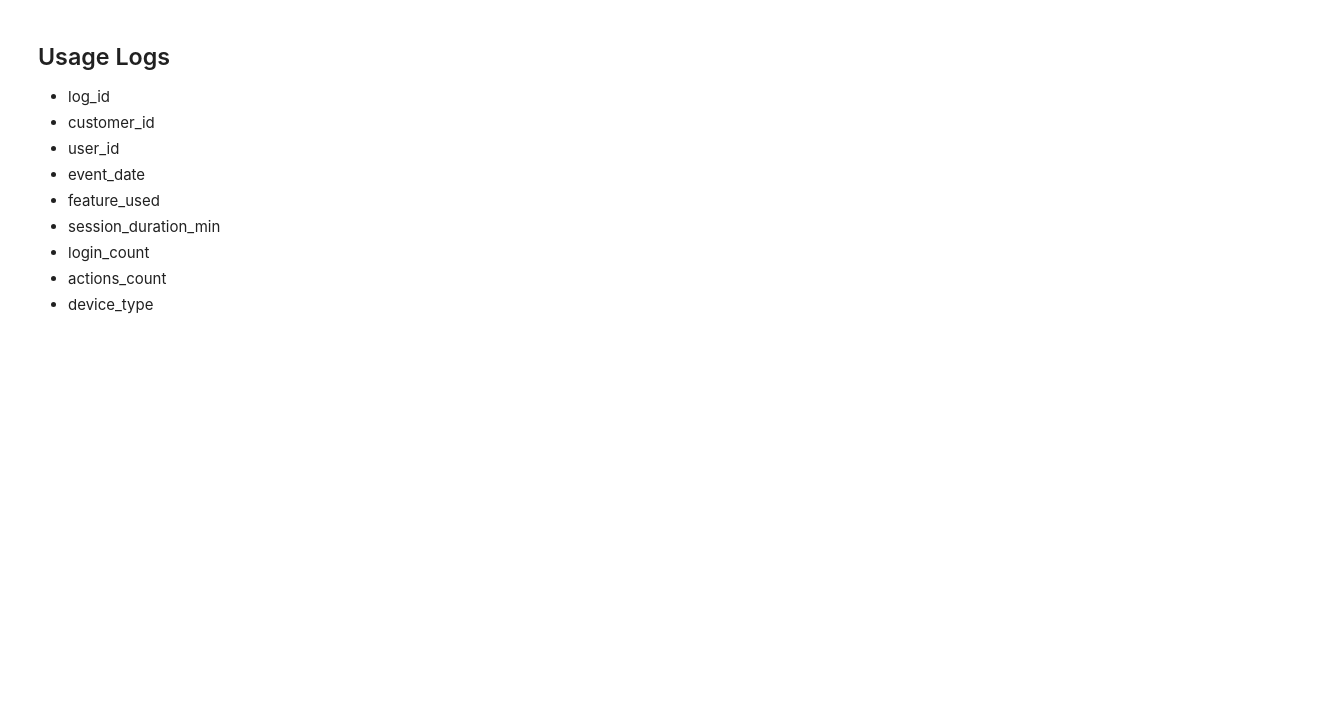
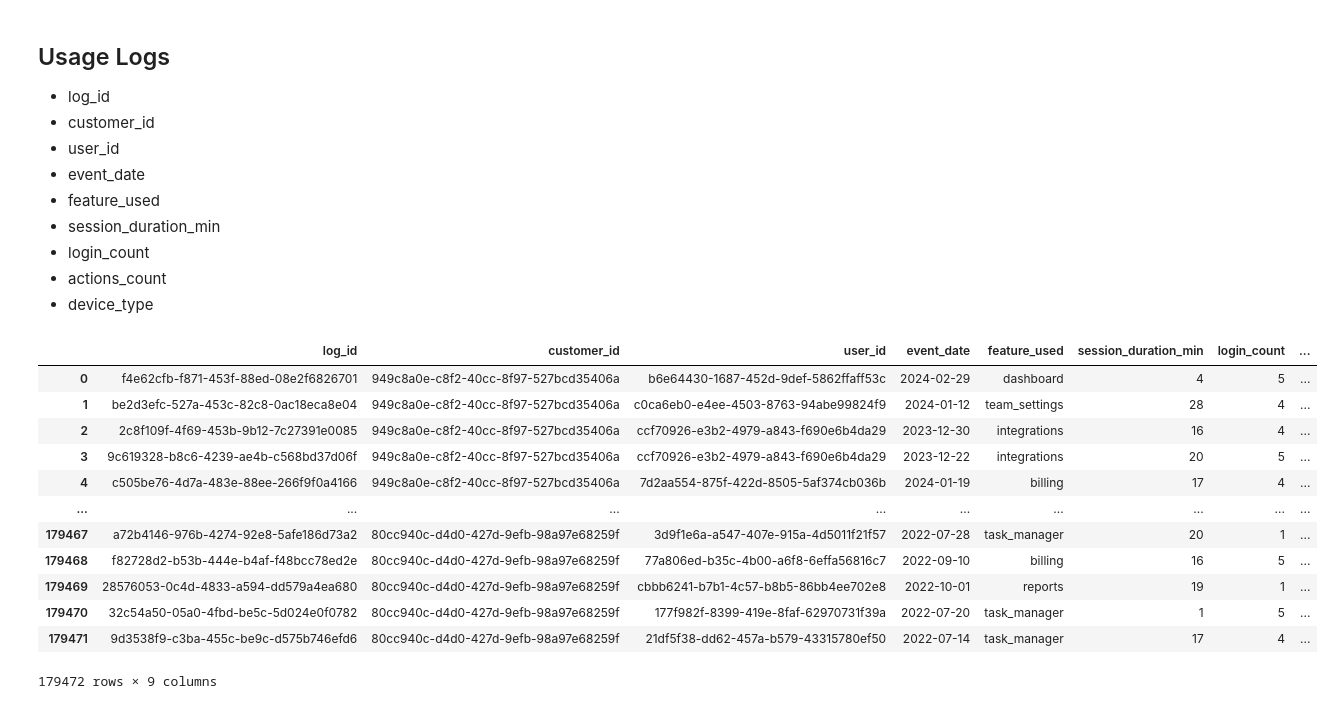
Before and after one commit to QuispeDiego/novasuite-churn-prediction, a Jupyter notebook: notebooks/01_data_generation.ipynb, the cells around one changed output. Cells and saved outputs as stored; diff of their text form; code cells hidden in the pictures; blank space fills up the shorter version.

```diff
--- a/notebooks/01_data_generation.ipynb
+++ b/notebooks/01_data_generation.ipynb
@@ -213,3 +213,22 @@ def generar_logs_cliente(cliente: dict):
     return logs
 # %%
 logs = [generar_logs_cliente(customer) for customer in df_customers.to_dict('records')]
+# %%
+logs_flatten = [log for cliente_logs in logs for log in cliente_logs]
+# %%
+df_logs = pd.DataFrame(logs_flatten)
+df_logs
+# %% [output]
+|  | log_id | customer_id | user_id | event_date | feature_used | session_duration_min | login_count | ... |
+| 0 | f4e62cfb-f871-453f-88ed-08e2f6826701 | 949c8a0e-c8f2-40cc-8f97-527bcd35406a | b6e64430-1687-452d-9def-5862ffaff53c | 2024-02-29 | dashboard | 4 | 5 | ... |
+| 1 | be2d3efc-527a-453c-82c8-0ac18eca8e04 | 949c8a0e-c8f2-40cc-8f97-527bcd35406a | c0ca6eb0-e4ee-4503-8763-94abe99824f9 | 2024-01-12 | team_settings | 28 | 4 | ... |
+| 2 | 2c8f109f-4f69-453b-9b12-7c27391e0085 | 949c8a0e-c8f2-40cc-8f97-527bcd35406a | ccf70926-e3b2-4979-a843-f690e6b4da29 | 2023-12-30 | integrations | 16 | 4 | ... |
+| 3 | 9c619328-b8c6-4239-ae4b-c568bd37d06f | 949c8a0e-c8f2-40cc-8f97-527bcd35406a | ccf70926-e3b2-4979-a843-f690e6b4da29 | 2023-12-22 | integrations | 20 | 5 | ... |
+| 4 | c505be76-4d7a-483e-88ee-266f9f0a4166 | 949c8a0e-c8f2-40cc-8f97-527bcd35406a | 7d2aa554-875f-422d-8505-5af374cb036b | 2024-01-19 | billing | 17 | 4 | ... |
+| ... | ... | ... | ... | ... | ... | ... | ... | ... |
+| 179467 | a72b4146-976b-4274-92e8-5afe186d73a2 | 80cc940c-d4d0-427d-9efb-98a97e68259f | 3d9f1e6a-a547-407e-915a-4d5011f21f57 | 2022-07-28 | task_manager | 20 | 1 | ... |
+| 179468 | f82728d2-b53b-444e-b4af-f48bcc78ed2e | 80cc940c-d4d0-427d-9efb-98a97e68259f | 77a806ed-b35c-4b00-a6f8-6effa56816c7 | 2022-09-10 | billing | 16 | 5 | ... |
+| 179469 | 28576053-0c4d-4833-a594-dd579a4ea680 | 80cc940c-d4d0-427d-9efb-98a97e68259f | cbbb6241-b7b1-4c57-b8b5-86bb4ee702e8 | 2022-10-01 | reports | 19 | 1 | ... |
+| 179470 | 32c54a50-05a0-4fbd-be5c-5d024e0f0782 | 80cc940c-d4d0-427d-9efb-98a97e68259f | 177f982f-8399-419e-8faf-62970731f39a | 2022-07-20 | task_manager | 1 | 5 | ... |
+| 179471 | 9d3538f9-c3ba-455c-be9c-d575b746efd6 | 80cc940c-d4d0-427d-9efb-98a97e68259f | 21df5f38-dd62-457a-b579-43315780ef50 | 2022-07-14 | task_manager | 17 | 4 | ... |
+179472 rows × 9 columns
```
Also changed, not shown: parts of 4 cells of this notebook, 1 other file.
